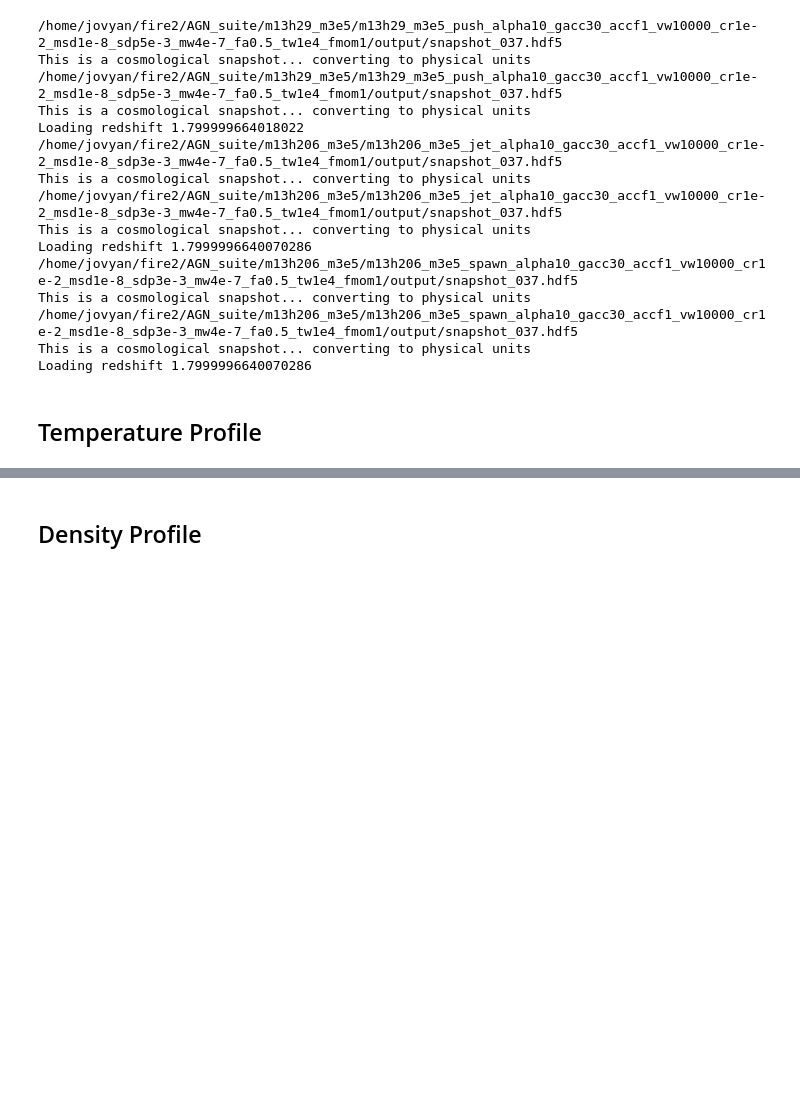
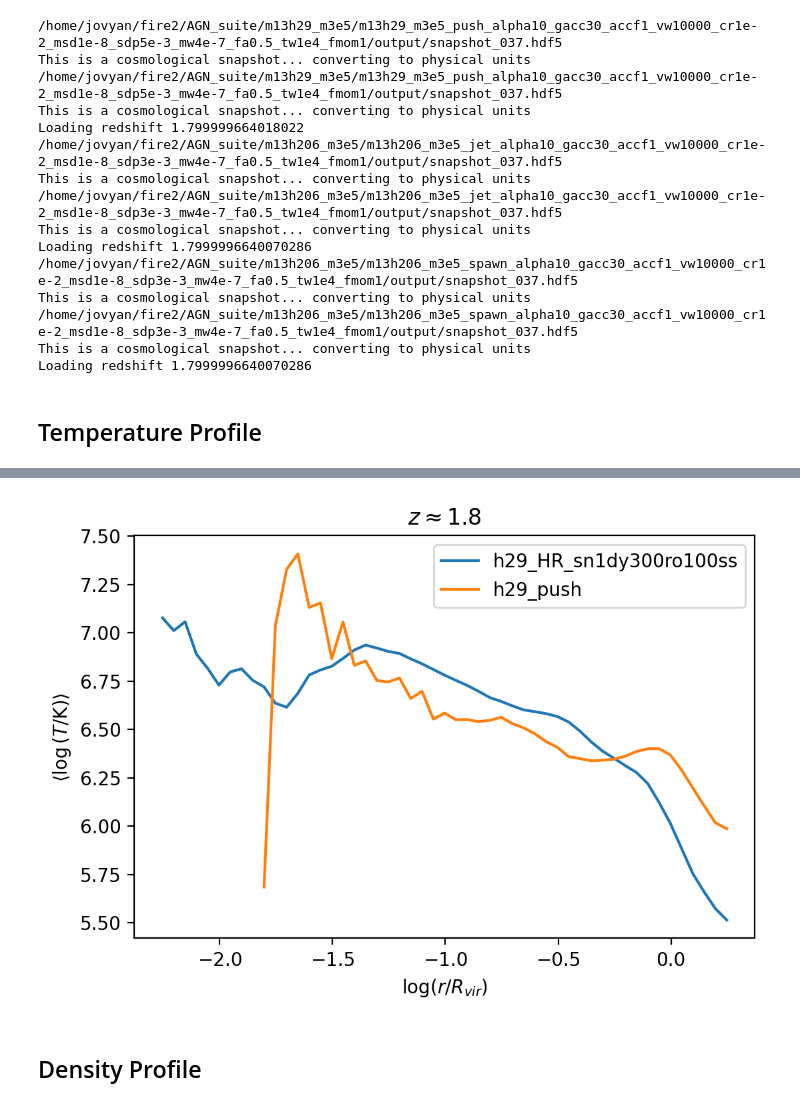
Before and after one commit to isulta/massive-halos, a Jupyter notebook: allprofiles.ipynb, the cells around one changed output, grey strips where cells are left out. Saved outputs shown, nothing was run; the diff lists cells and outputs as text; code cells hidden in the pictures; blank space fills up the shorter version.

Commit message:
allprofiles: h29 T,rho plots

```diff
--- a/allprofiles.ipynb
+++ b/allprofiles.ipynb
@@ -124,4 +125,19 @@ plt.title(r'$z \approx 1.8$')
 [figure]
+# %%
+plt.figure(dpi=200)
+for sim in all_profiles_m13_z_1_8.keys():
+    if 'h29' not in sim:
+        continue
+    rmid, logTavgbins = all_profiles_m13_z_1_8[sim]['rmid'], all_profiles_m13_z_1_8[sim]['logTavgbins']
+    plt.plot(np.log10(rmid), logTavgbins, label=sim)
+
+plt.xlabel(r'$\log (r/R_{vir})$')
+plt.ylabel(r'$\left<\log \left(T/\mathrm{K}\right)\right>$')
+plt.legend()
+plt.title(r'$z \approx 1.8$')
+# plt.savefig('Figures/Tprofile_h29_z_1_8.png')
+# %% [output]
+[figure, added]
 # %% [markdown]
 ## Density Profile
 # %%
```
Also changed, not shown: parts of 2 cells of this notebook, 2 other files.
